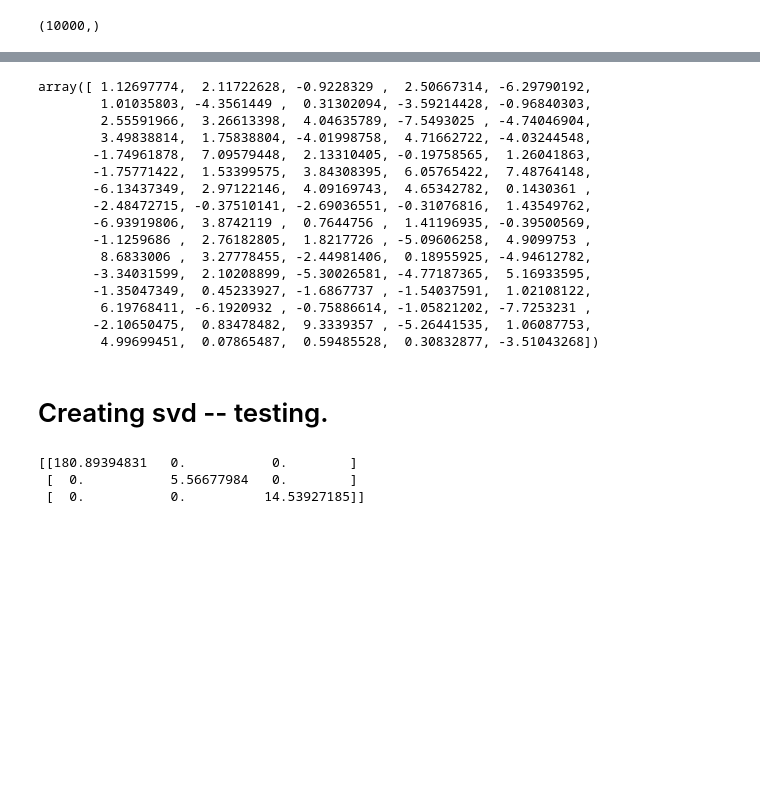
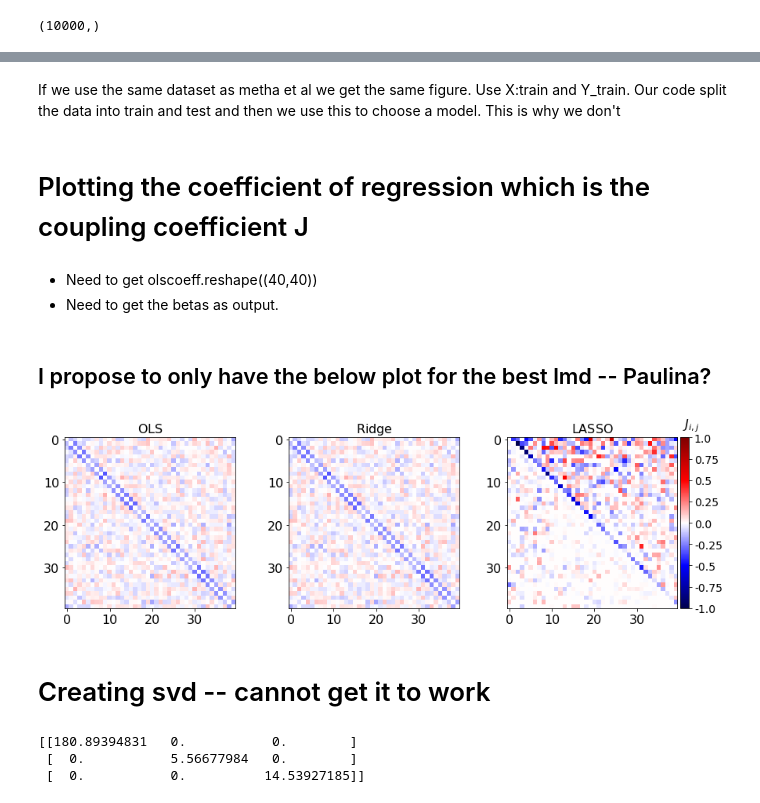
Before and after one commit to hannasv/project2, a Jupyter notebook: project2.ipynb, the cells around one changed output, grey strips where cells are left out. Cells and saved outputs as stored; diff of their text form; code cells hidden in the pictures; blank space fills up the shorter version.

```diff
--- a/project2.ipynb
+++ b/project2.ipynb
@@ -211,19 +149,16 @@ ols.shape
-# %%
-ols
-# %% [output]
-array([ 1.12697774,  2.11722628, -0.9228329 ,  2.50667314, -6.29790192,
-        1.01035803, -4.3561449 ,  0.31302094, -3.59214428, -0.96840303,
-        2.55591966,  3.26613398,  4.04635789, -7.5493025 , -4.74046904,
-        3.49838814,  1.75838804, -4.01998758,  4.71662722, -4.03244548,
-       -1.74961878,  7.09579448,  2.13310405, -0.19758565,  1.26041863,
-       -1.75771422,  1.53399575,  3.84308395,  6.05765422,  7.48764148,
-       -6.13437349,  2.97122146,  4.09169743,  4.65342782,  0.1430361 ,
-       -2.48472715, -0.37510141, -2.69036551, -0.31076816,  1.43549762,
-       -6.93919806,  3.8742119 ,  0.7644756 ,  1.41196935, -0.39500569,
-       -1.1259686 ,  2.76182805,  1.8217726 , -5.09606258,  4.9099753 ,
-        8.6833006 ,  3.27778455, -2.44981406,  0.18955925, -4.94612782,
-       -3.34031599,  2.10208899, -5.30026581, -4.77187365,  5.16933595,
-       -1.35047349,  0.45233927, -1.6867737 , -1.54037591,  1.02108122,
-        6.19768411, -6.1920932 , -0.75886614, -1.05821202, -7.7253231 ,
-       -2.10650475,  0.83478482,  9.3339357 , -5.26441535,  1.06087753,
-        4.99699451,  0.07865487,  0.59485528,  0.30832877, -3.51043268])
+# %% [markdown]
+If we use the same dataset as metha et al we get the same figure. Use X:train and Y_train.
+Our code split the data into train and test and then we use this to choose a model. This is why we don't
+# %% [markdown]
+# Plotting the coefficient of regression which is the coupling coefficient J
+# %% [markdown]
+* Need to get olscoeff.reshape((40,40))
+* Need to get the betas as output.
+# %%
+J_ols = coeffs["ols"][0][0].reshape((40,40))
+J_ridge = np.array(coeffs["ridge"][0][0]).reshape((40,40))
+J_lasso = coeffs["lasso"][0][0].reshape((40,40))
+# %%
+np.shape(coeffs["ridge"])
+idx_lmd = 1
+J_ridge = coeffs["ridge"][0][idx_lmd].reshape((40,40))
@@ -230,5 +170,36 @@ array([ 1.12697774,  2.11722628, -0.9228329 ,  2.50667314, -6.29790192,
+# %% [markdown]
+## I propose to only have the below plot for the best lmd -- Paulina?
+# %%
+cmap_args=dict(vmin=-1., vmax=1., cmap='seismic')
+
+fig, axarr = plt.subplots(nrows=1, ncols=3)
+
+axarr[0].imshow(J_ols,**cmap_args)
+axarr[0].set_title('$\\mathrm{OLS}$',fontsize=16)
+axarr[0].tick_params(labelsize=16)
+
+axarr[1].imshow(J_ridge,**cmap_args)
+axarr[1].set_title('$\\mathrm{Ridge}$',fontsize=16) #\\lambda=%.4f$ %(lmbda)
+axarr[1].tick_params(labelsize=16)
+
+im=axarr[2].imshow(J_lasso,**cmap_args)
+axarr[2].set_title('$\\mathrm{LASSO}$' ,fontsize=16) #,\ \\lambda=%.4f %(lmbda)
+axarr[2].tick_params(labelsize=16)
+
+divider = make_axes_locatable(axarr[2])
+cax = divider.append_axes("right", size="5%", pad=0.05)
+cbar=fig.colorbar(im, cax=cax)
+
+cbar.ax.set_yticklabels(np.arange(-1.0, 1.0+0.25, 0.25),fontsize=14)
+cbar.set_label('$J_{i,j}$',labelpad=-40, y=1.12,fontsize=16,rotation=0)
+
+fig.subplots_adjust(right=2.0)
+
+plt.show()
+# %% [output]
+[figure, added]
 # %% [markdown]
-# Creating svd -- testing.
+# Creating svd -- cannot get it to work
 # %%
 A = np.concatenate([[1,2,3], [9,7,2], [6,1,4]]).reshape((3, 3))
 # %%
```
Also changed, not shown: parts of 22 cells of this notebook, 7 other files.
